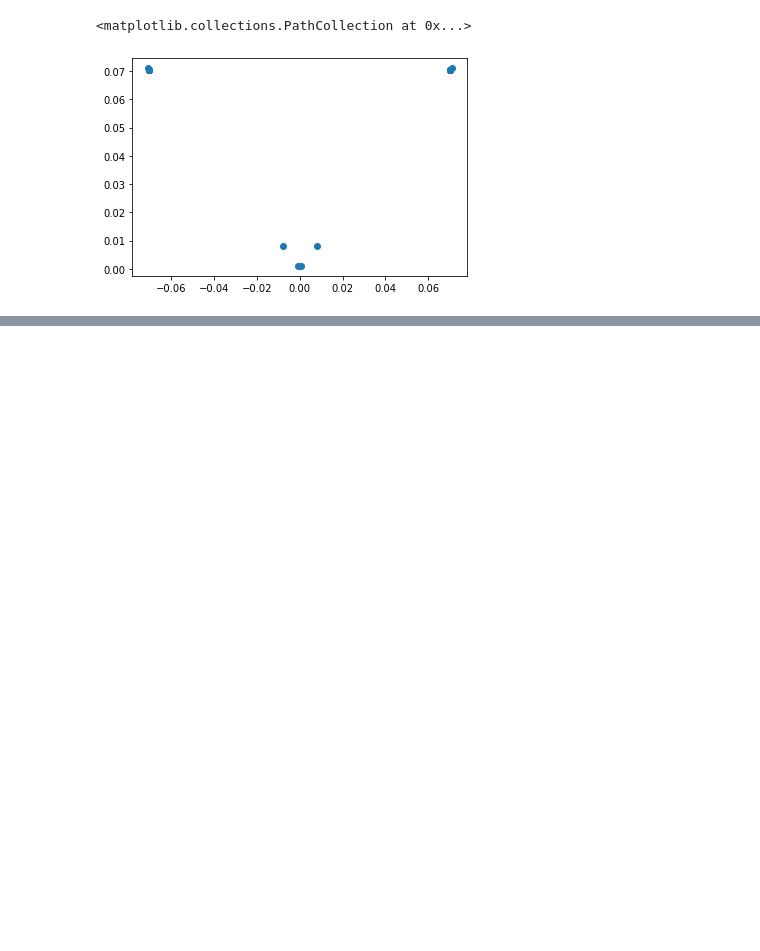
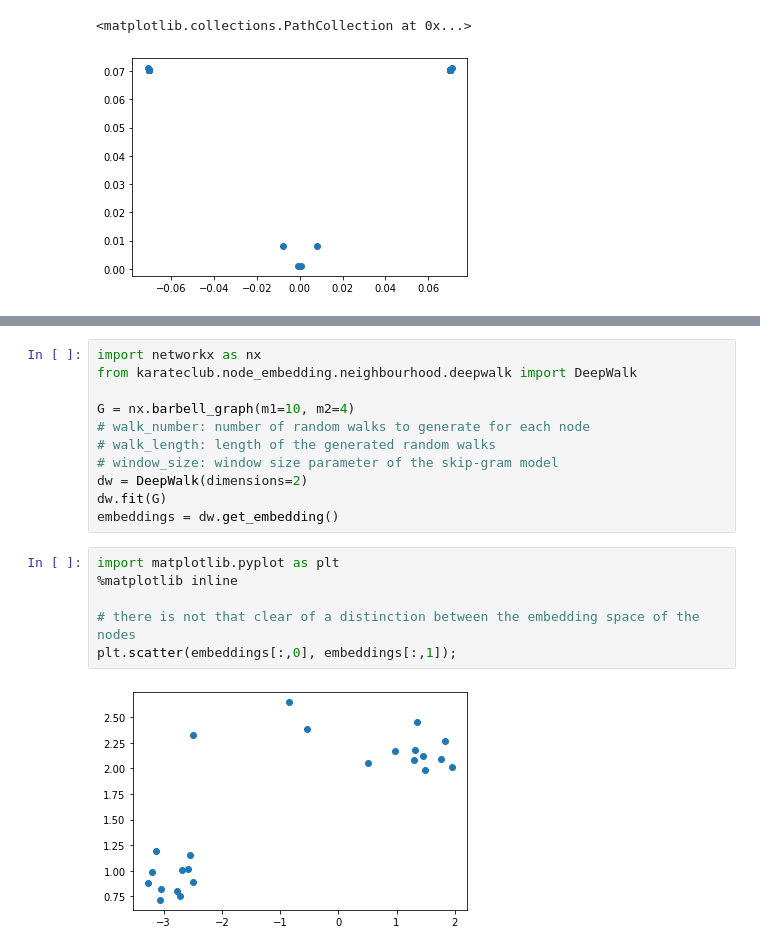
Before and after one commit to StevenVuong/Graph-Learning, a Jupyter notebook: GraphMLBook/3a_unsupervised_graph_learning.ipynb, the cells around one changed output, grey strips where cells are left out. Cells and saved outputs as stored; diff of their text form; blank space fills up the shorter version.

```diff
--- a/GraphMLBook/3a_unsupervised_graph_learning.ipynb
+++ b/GraphMLBook/3a_unsupervised_graph_learning.ipynb
@@ -89,0 +130,19 @@ $Y_s^k \isin \Re$<sup>$|V|\times|V|$</sup> and $Y_t^k \isin \Re$<sup>$|V|\times|
+# %%
+import networkx as nx
+from karateclub.node_embedding.neighbourhood.deepwalk import DeepWalk
+
+G = nx.barbell_graph(m1=10, m2=4)
+# walk_number: number of random walks to generate for each node
+# walk_length: length of the generated random walks
+# window_size: window size parameter of the skip-gram model
+dw = DeepWalk(dimensions=2)
+dw.fit(G)
+embeddings = dw.get_embedding()
+# %%
+import matplotlib.pyplot as plt
+%matplotlib inline
+
+# there is not that clear of a distinction between the embedding space of the nodes
+plt.scatter(embeddings[:,0], embeddings[:,1]);
+# %% [output]
+[figure, added]
```
Also changed, not shown: parts of 13 cells of this notebook.
